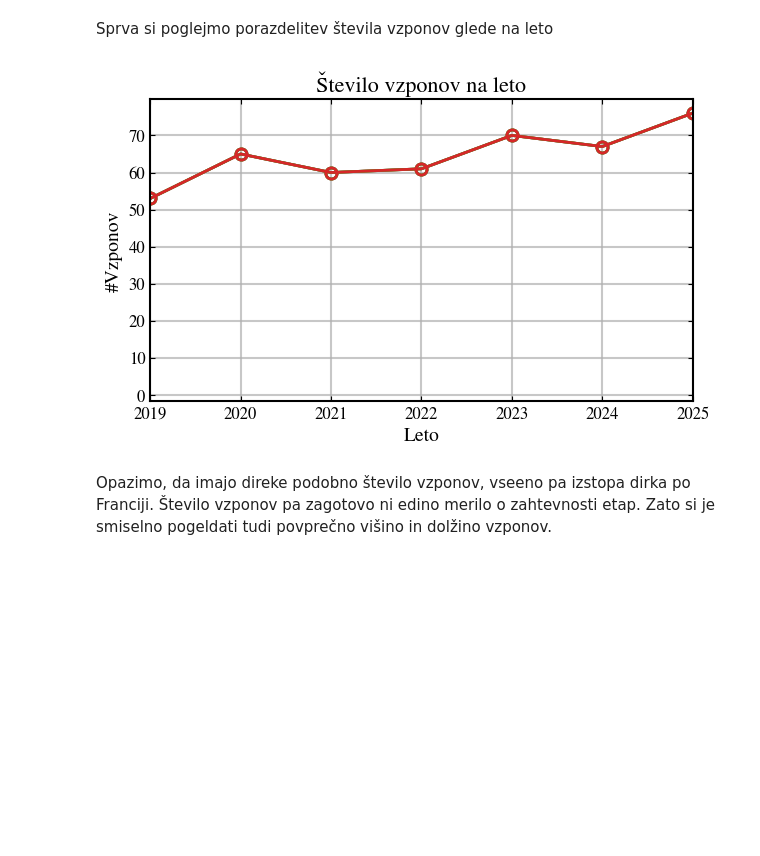
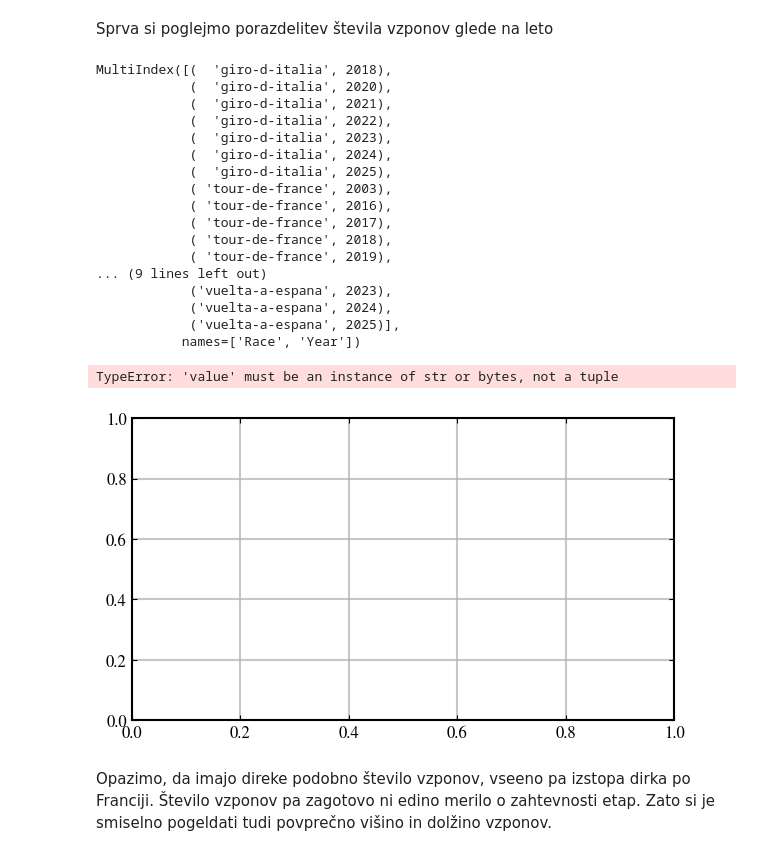
Before and after one commit to ziga-vaupotic/uvp-projektna, a Jupyter notebook: analyses/analiza-dirk.ipynb, the cells around one changed output. Drawn from its saved outputs; the diff is of its cells as text; code cells hidden in the pictures; blank space fills up the shorter version.

```diff
--- a/analyses/analiza-dirk.ipynb
+++ b/analyses/analiza-dirk.ipynb
@@ -32,16 +32,35 @@ data_frame
 # %% [markdown]
 Sprva si poglejmo porazdelitev števila vzponov glede na leto
 # %%
-graph_climbs_by_year = data_frame.groupby("Year").count()
+graph_climbs_by_year = data_frame.groupby(["Race", "Year"]).count()
 
+print(graph_climbs_by_year.index)
 plt.plot(graph_climbs_by_year.index, graph_climbs_by_year.values)
 plt.xlim([2019, 2025])
 plt.title("Število vzponov na leto")
 plt.xlabel("Leto")
 plt.ylabel("#Vzponov")
 plt.show()
 # %% [output]
+MultiIndex([(  'giro-d-italia', 2018),
+            (  'giro-d-italia', 2020),
+            (  'giro-d-italia', 2021),
+            (  'giro-d-italia', 2022),
+            (  'giro-d-italia', 2023),
+            (  'giro-d-italia', 2024),
+            (  'giro-d-italia', 2025),
+            ( 'tour-de-france', 2003),
+            ( 'tour-de-france', 2016),
+            ( 'tour-de-france', 2017),
+            ( 'tour-de-france', 2018),
+            ( 'tour-de-france', 2019),
+... (9 lines left out)
+            ('vuelta-a-espana', 2023),
+            ('vuelta-a-espana', 2024),
+            ('vuelta-a-espana', 2025)],
+           names=['Race', 'Year'])
+TypeError: 'value' must be an instance of str or bytes, not a tuple
-[figure, old version]
+[figure, new version]
 # %% [markdown]
 Opazimo, da imajo direke podobno število vzponov, vseeno pa izstopa dirka po Franciji. Število vzponov pa zagotovo ni edino merilo o zahtevnosti etap. Zato si je smiselno pogeldati tudi povprečno višino in dolžino vzponov.
 # %%
```
Also changed, not shown: parts of 13 cells of this notebook, 4 other files.
